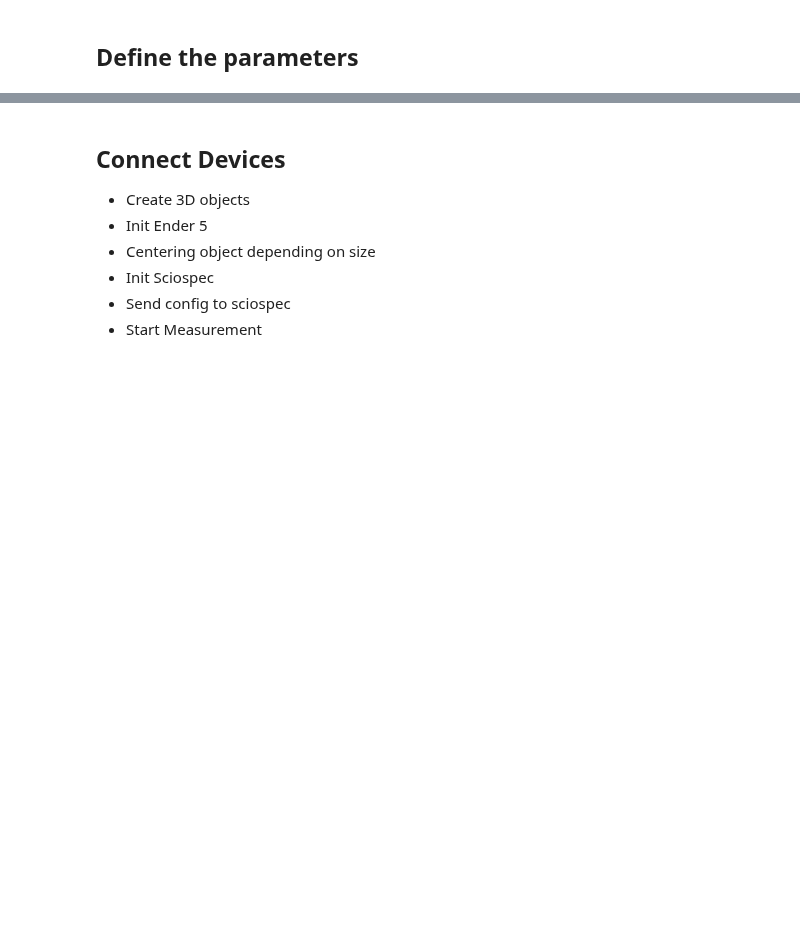
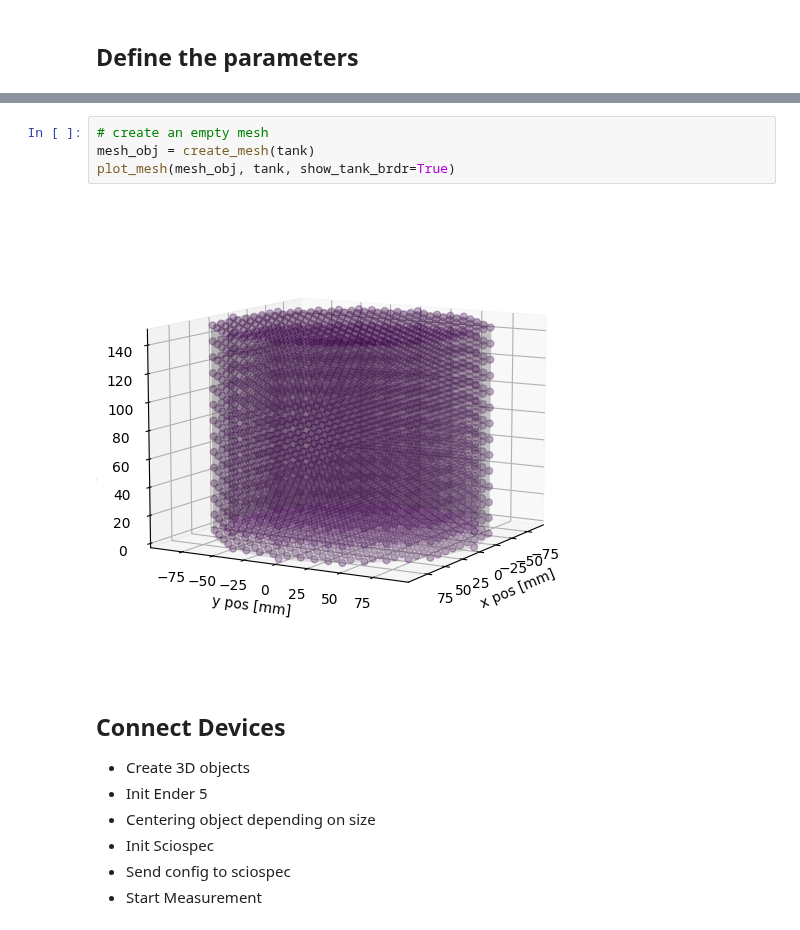
Before and after one commit to JacobTh98/3dIT, a Jupyter notebook: measurement.ipynb, the cells around one changed output, grey strips where cells are left out. Cells and saved outputs as stored; diff of their text form; blank space fills up the shorter version.

```diff
--- a/measurement.ipynb
+++ b/measurement.ipynb
@@ -71,3 +115,9 @@ save_parameters_to_json_file(s_path, f_name, ssms, tank, ball, hitbox)
+# %%
+# create an empty mesh
+mesh_obj = create_mesh(tank)
+plot_mesh(mesh_obj, tank, show_tank_brdr=True)
+# %% [output]
+[figure, added]
 # %% [markdown]
 ## Connect Devices
 
```
Also changed, not shown: parts of 11 cells of this notebook, 5 other files.
